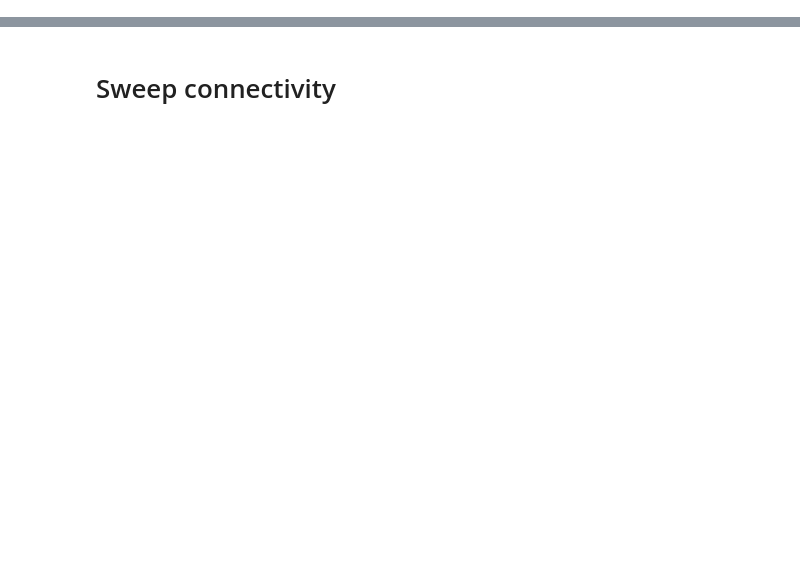
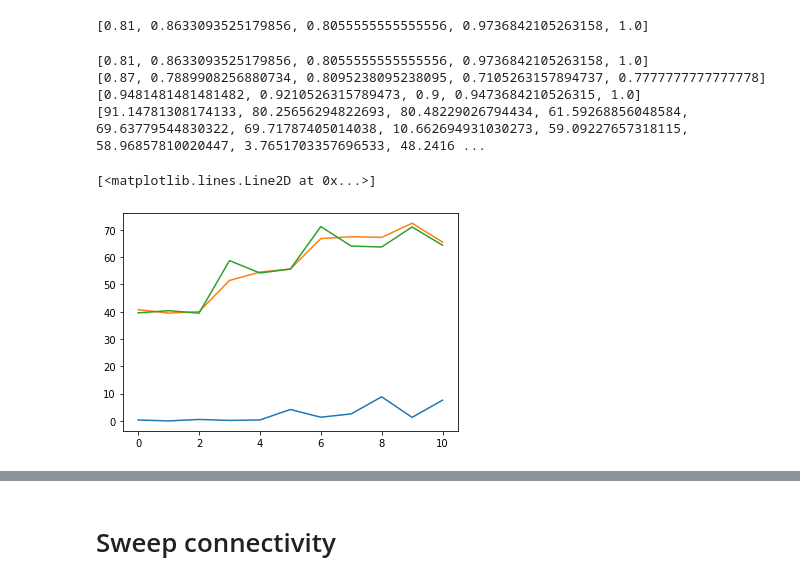
Before and after one commit to JakobSchauser/PUK_softwoods, a Jupyter notebook: Code/make_plots.ipynb, the cells around one changed output, grey strips where cells are left out. Drawn from its saved outputs; the diff is of its cells as text; code cells hidden in the pictures; blank space fills up the shorter version.

```diff
--- a/Code/make_plots.ipynb
+++ b/Code/make_plots.ipynb
@@ -7,0 +10,2 @@ from tqdm.notebook import tqdm
+# %%
+nd = run_loco(dag, VERBOSE = 0, TOP_N_TO_MAX=3)
@@ -7,0 +20,9 @@ from tqdm.notebook import tqdm
+# %%
+suite = []
+
+con = 0.7
+sizes = [13, 11, 9, 7, 5]
+for size in sizes:
+    dag = DAG(n = size, connectivity = con)
+
+    suite.append(dag)
@@ -7,0 +90,25 @@ from tqdm.notebook import tqdm
+# %%
+print(locos)
+# %% [output]
+[0.81, 0.8633093525179856, 0.8055555555555556, 0.9736842105263158, 1.0]
+# %%
+print(locos)
+print(genetic)
+print(genetic_flip)
+print(times)
+# %% [output]
+[0.81, 0.8633093525179856, 0.8055555555555556, 0.9736842105263158, 1.0]
+[0.87, 0.7889908256880734, 0.8095238095238095, 0.7105263157894737, 0.7777777777777778]
+[0.9481481481481482, 0.9210526315789473, 0.9, 0.9473684210526315, 1.0]
+[91.14781308174133, 80.25656294822693, 80.48229026794434, 61.59268856048584, 69.63779544830322, 69.71787405014038, 10.662694931030273, 59.09227657318115, 58.96857810020447, 3.7651703357696533, 48.2416 ...
+# %%
+locotime = times[::3]
+gentime = times[1::3]
+fliptime = times[2::3]
+# %%
+plt.plot(locotime[:-1])
+plt.plot(gentime[:-1])
+plt.plot(fliptime[:-1])
+# %% [output]
+[<matplotlib.lines.Line2D at 0x...>]
+[figure, added]
```
Also changed, not shown: parts of 11 cells of this notebook, 13 other files.
